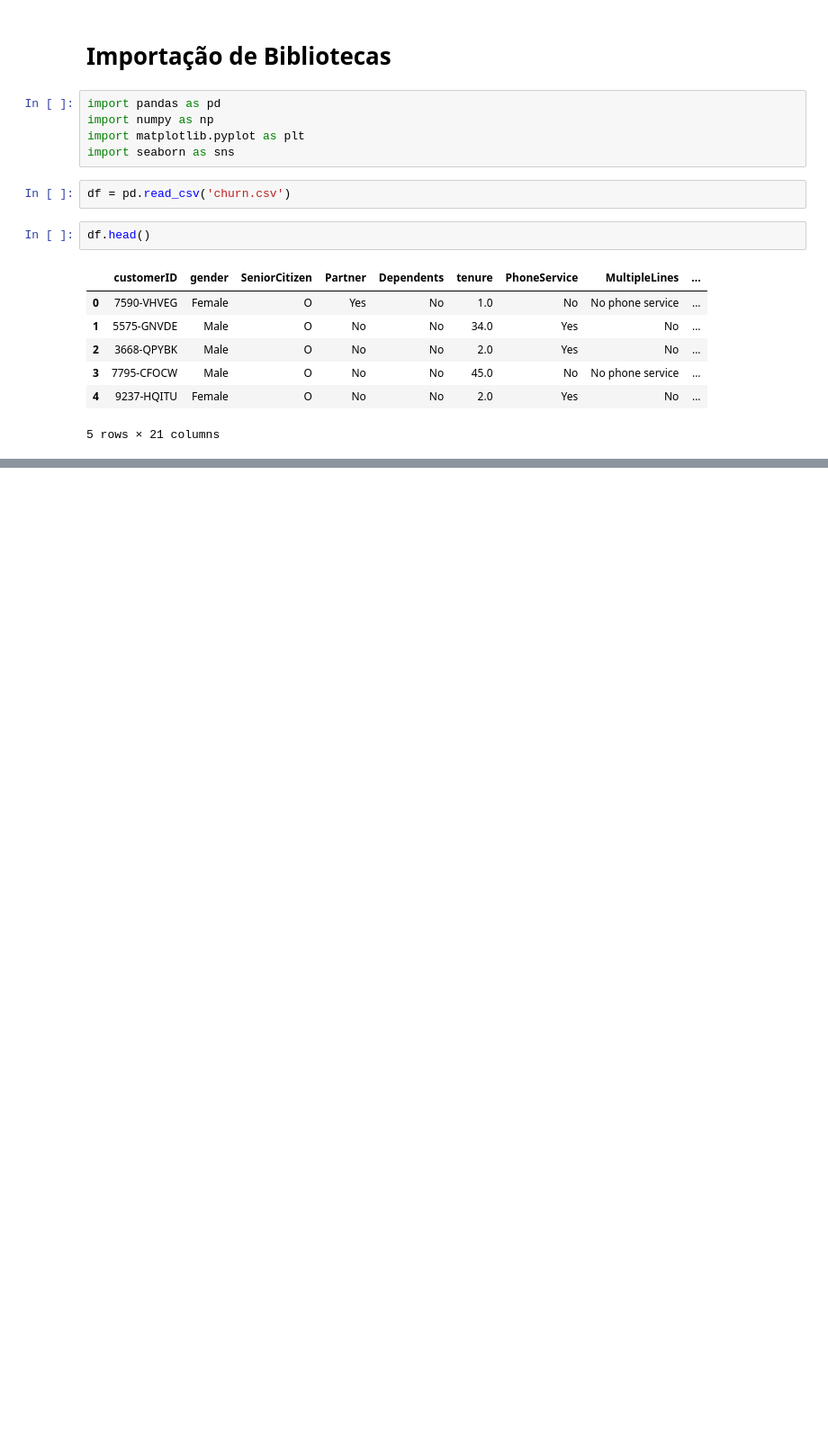
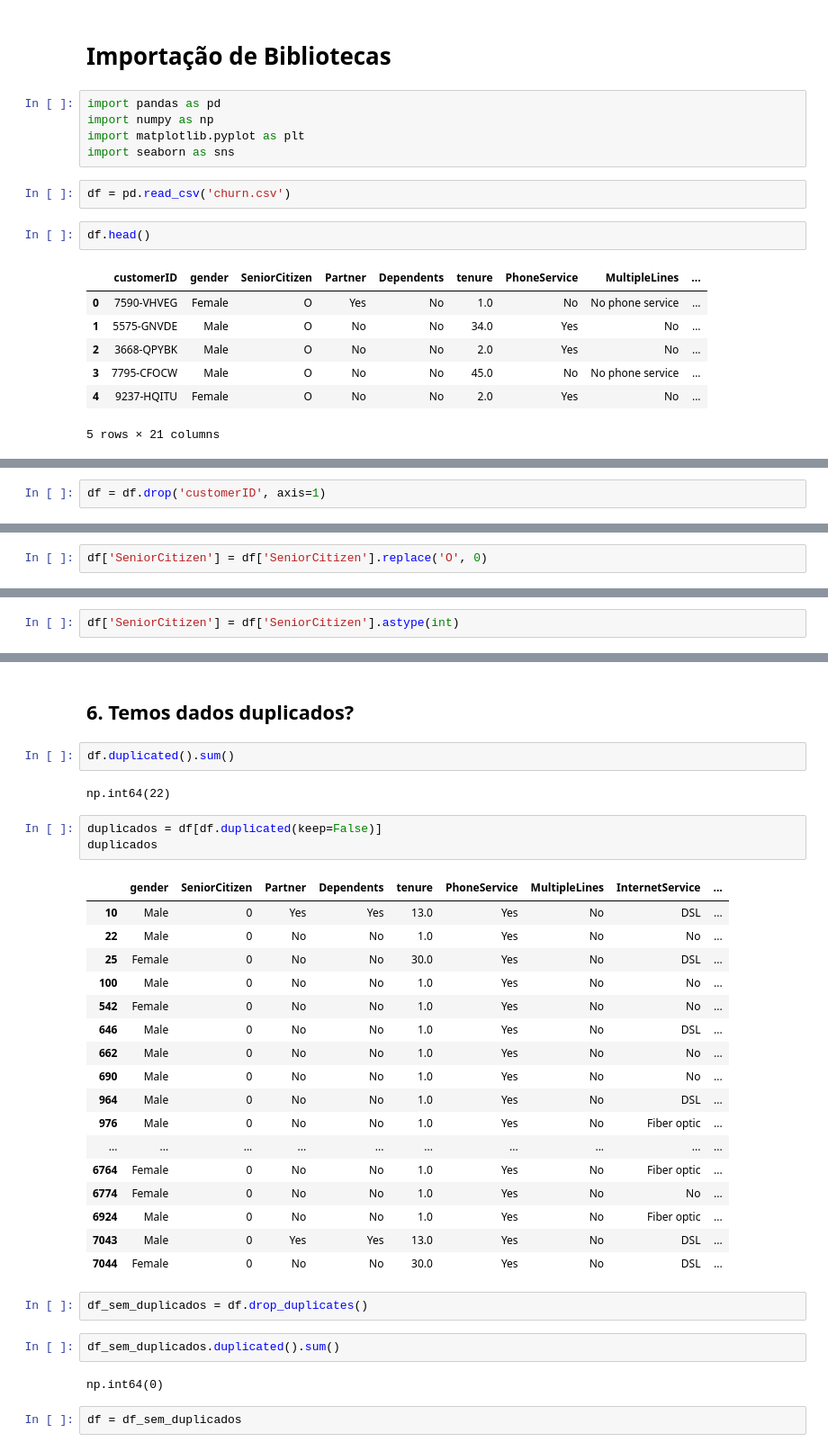
Before and after one commit to viktoruebelhart/pos_facens, a Jupyter notebook: Churn_Aula1.ipynb, the cells around one changed output, grey strips where cells are left out. Shown at 90% size. Drawn from its saved outputs; the diff is of its cells as text; blank space fills up the shorter version.

```diff
--- a/Churn_Aula1.ipynb
+++ b/Churn_Aula1.ipynb
@@ -21,0 +139,2 @@ df.head()
+# %%
+df = df.drop('customerID', axis=1)
@@ -21,0 +178,2 @@ df.head()
+# %%
+df['SeniorCitizen'] = df['SeniorCitizen'].replace('O', 0)
@@ -21,0 +191,2 @@ df.head()
+# %%
+df['SeniorCitizen'] = df['SeniorCitizen'].astype(int)
@@ -21,0 +213,35 @@ df.head()
+# %% [markdown]
+## 6. Temos dados duplicados?
+# %%
+df.duplicated().sum()
+# %% [output]
+np.int64(22)
+# %%
+duplicados = df[df.duplicated(keep=False)]
+duplicados
+# %% [output]
+|  | gender | SeniorCitizen | Partner | Dependents | tenure | PhoneService | MultipleLines | InternetService | ... |
+| 10 | Male | 0 | Yes | Yes | 13.0 | Yes | No | DSL | ... |
+| 22 | Male | 0 | No | No | 1.0 | Yes | No | No | ... |
+| 25 | Female | 0 | No | No | 30.0 | Yes | No | DSL | ... |
+| 100 | Male | 0 | No | No | 1.0 | Yes | No | No | ... |
+| 542 | Female | 0 | No | No | 1.0 | Yes | No | No | ... |
+| 646 | Male | 0 | No | No | 1.0 | Yes | No | DSL | ... |
+| 662 | Male | 0 | No | No | 1.0 | Yes | No | No | ... |
+| 690 | Male | 0 | No | No | 1.0 | Yes | No | No | ... |
+| 964 | Male | 0 | No | No | 1.0 | Yes | No | DSL | ... |
+| 976 | Male | 0 | No | No | 1.0 | Yes | No | Fiber optic | ... |
+| ... | ... | ... | ... | ... | ... | ... | ... | ... | ... |
+| 6764 | Female | 0 | No | No | 1.0 | Yes | No | Fiber optic | ... |
+| 6774 | Female | 0 | No | No | 1.0 | Yes | No | No | ... |
+| 6924 | Male | 0 | No | No | 1.0 | Yes | No | Fiber optic | ... |
+| 7043 | Male | 0 | Yes | Yes | 13.0 | Yes | No | DSL | ... |
+| 7044 | Female | 0 | No | No | 30.0 | Yes | No | DSL | ... |
+# %%
+df_sem_duplicados = df.drop_duplicates()
+# %%
+df_sem_duplicados.duplicated().sum()
+# %% [output]
+np.int64(0)
+# %%
+df = df_sem_duplicados
```
Also changed, not shown: parts of 22 cells of this notebook.
